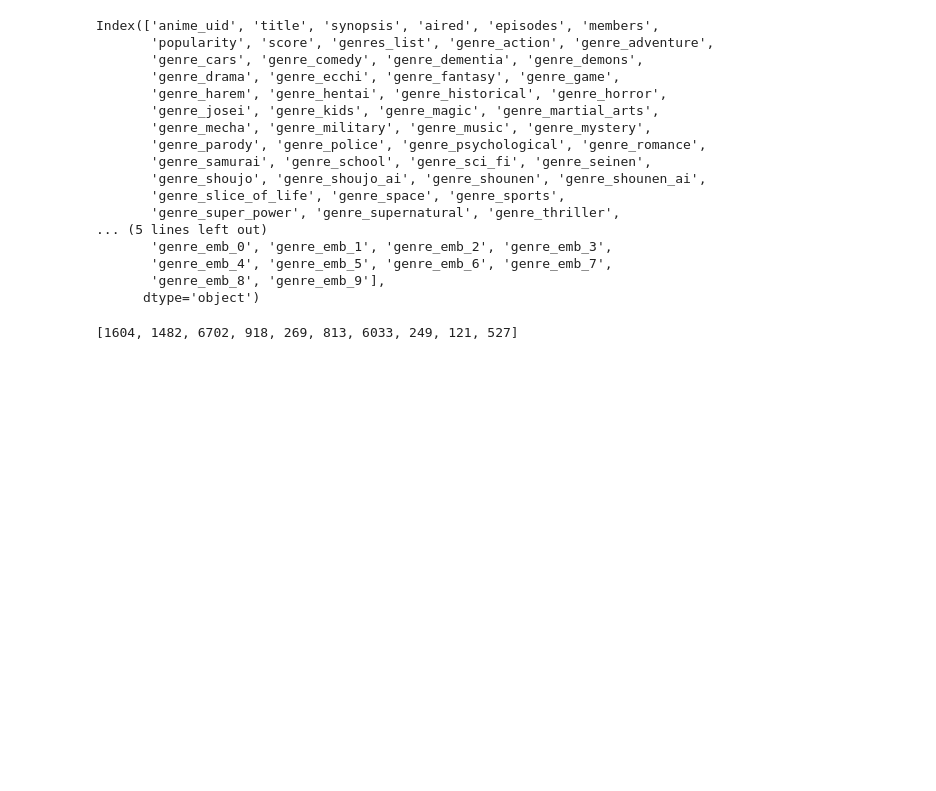
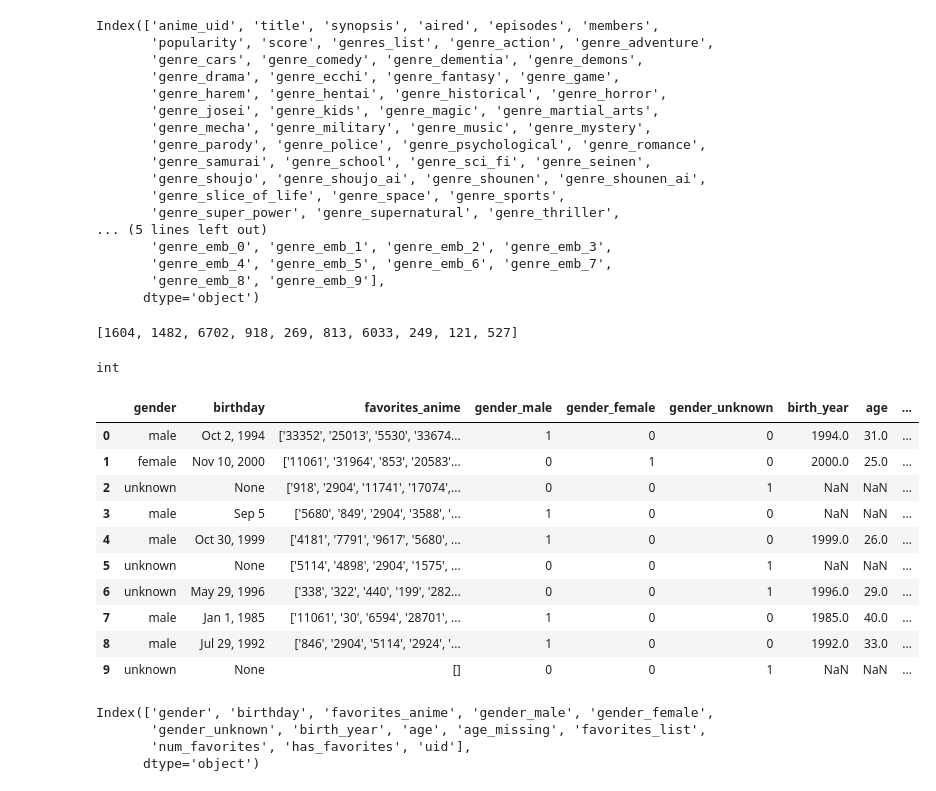
Before and after one commit to kidnapedkitty/anime_recommender, a Jupyter notebook: models/contet_based/experiments.ipynb, the cells around one changed output. Drawn from its saved outputs; the diff is of its cells as text; code cells hidden in the pictures; blank space fills up the shorter version.

```diff
--- a/models/contet_based/experiments.ipynb
+++ b/models/contet_based/experiments.ipynb
@@ -143,3 +145,31 @@ recommendations = get_recommendations(anime_uid=test_anime_id, top_n=10)
 recommendations
 # %% [output]
 [1604, 1482, 6702, 918, 269, 813, 6033, 249, 121, 527]
+# %%
+profiles_df = pd.read_parquet('../../data/processed/profiles_cleaned_final.parquet')
+# %%
+profiles_df["favorites_list"] = profiles_df["favorites_list"].apply(lambda lst: [int(x) for x in lst])
+type(profiles_df.iloc[0, 9][0])
+# %% [output]
+int
+# %%
+profiles_df.head(10)
+# %% [output]
+|  | gender | birthday | favorites_anime | gender_male | gender_female | gender_unknown | birth_year | age | ... |
+| 0 | male | Oct 2, 1994 | ['33352', '25013', '5530', '33674... | 1 | 0 | 0 | 1994.0 | 31.0 | ... |
+| 1 | female | Nov 10, 2000 | ['11061', '31964', '853', '20583'... | 0 | 1 | 0 | 2000.0 | 25.0 | ... |
+| 2 | unknown | None | ['918', '2904', '11741', '17074',... | 0 | 0 | 1 | NaN | NaN | ... |
+| 3 | male | Sep 5 | ['5680', '849', '2904', '3588', '... | 1 | 0 | 0 | NaN | NaN | ... |
+| 4 | male | Oct 30, 1999 | ['4181', '7791', '9617', '5680', ... | 1 | 0 | 0 | 1999.0 | 26.0 | ... |
+| 5 | unknown | None | ['5114', '4898', '2904', '1575', ... | 0 | 0 | 1 | NaN | NaN | ... |
+| 6 | unknown | May 29, 1996 | ['338', '322', '440', '199', '282... | 0 | 0 | 1 | 1996.0 | 29.0 | ... |
+| 7 | male | Jan 1, 1985 | ['11061', '30', '6594', '28701', ... | 1 | 0 | 0 | 1985.0 | 40.0 | ... |
+| 8 | male | Jul 29, 1992 | ['846', '2904', '5114', '2924', '... | 1 | 0 | 0 | 1992.0 | 33.0 | ... |
+| 9 | unknown | None | [] | 0 | 0 | 1 | NaN | NaN | ... |
+# %%
+profiles_df.columns
+# %% [output]
+Index(['gender', 'birthday', 'favorites_anime', 'gender_male', 'gender_female',
+       'gender_unknown', 'birth_year', 'age', 'age_missing', 'favorites_list',
+       'num_favorites', 'has_favorites', 'uid'],
+      dtype='object')
```
Also changed, not shown: parts of 20 cells of this notebook.
